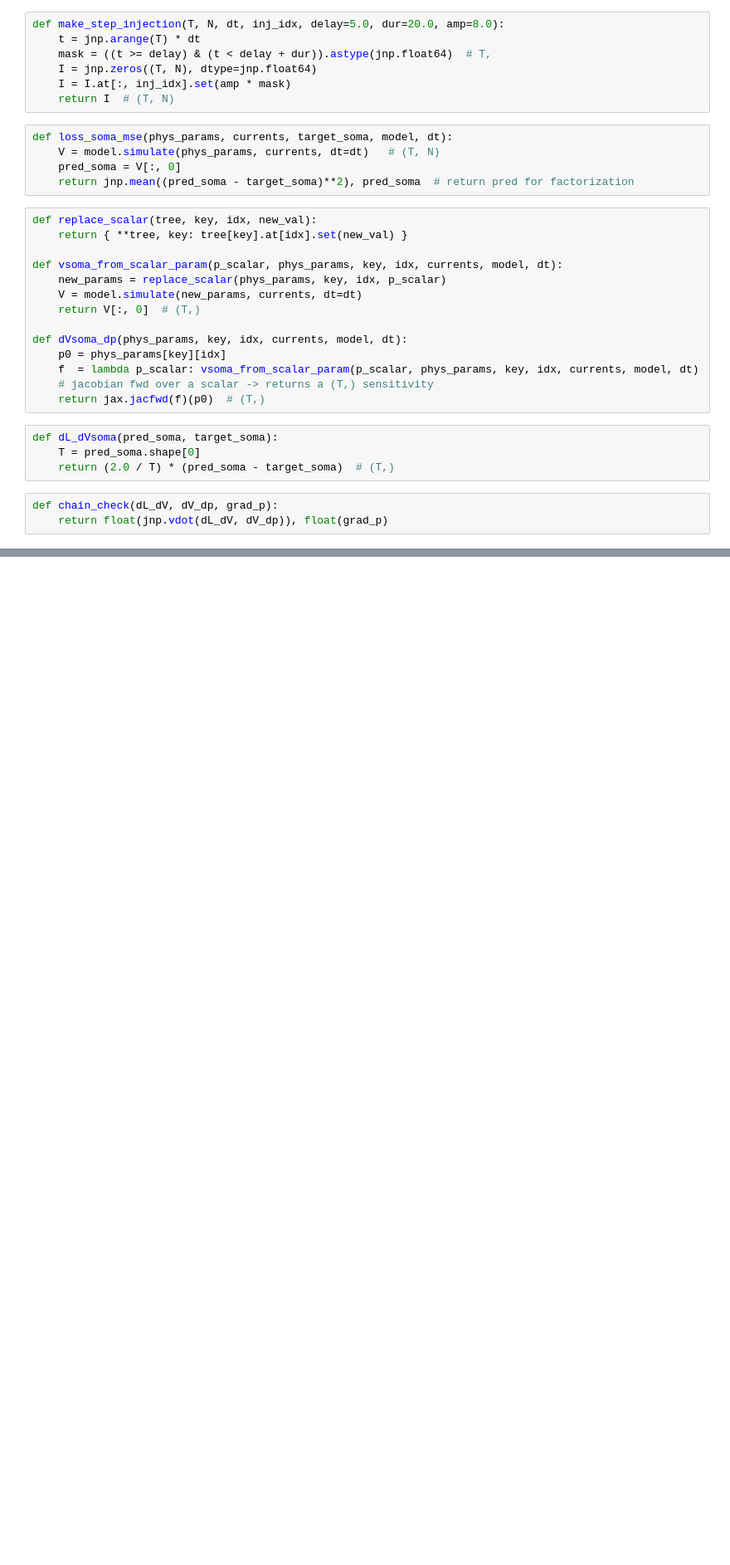
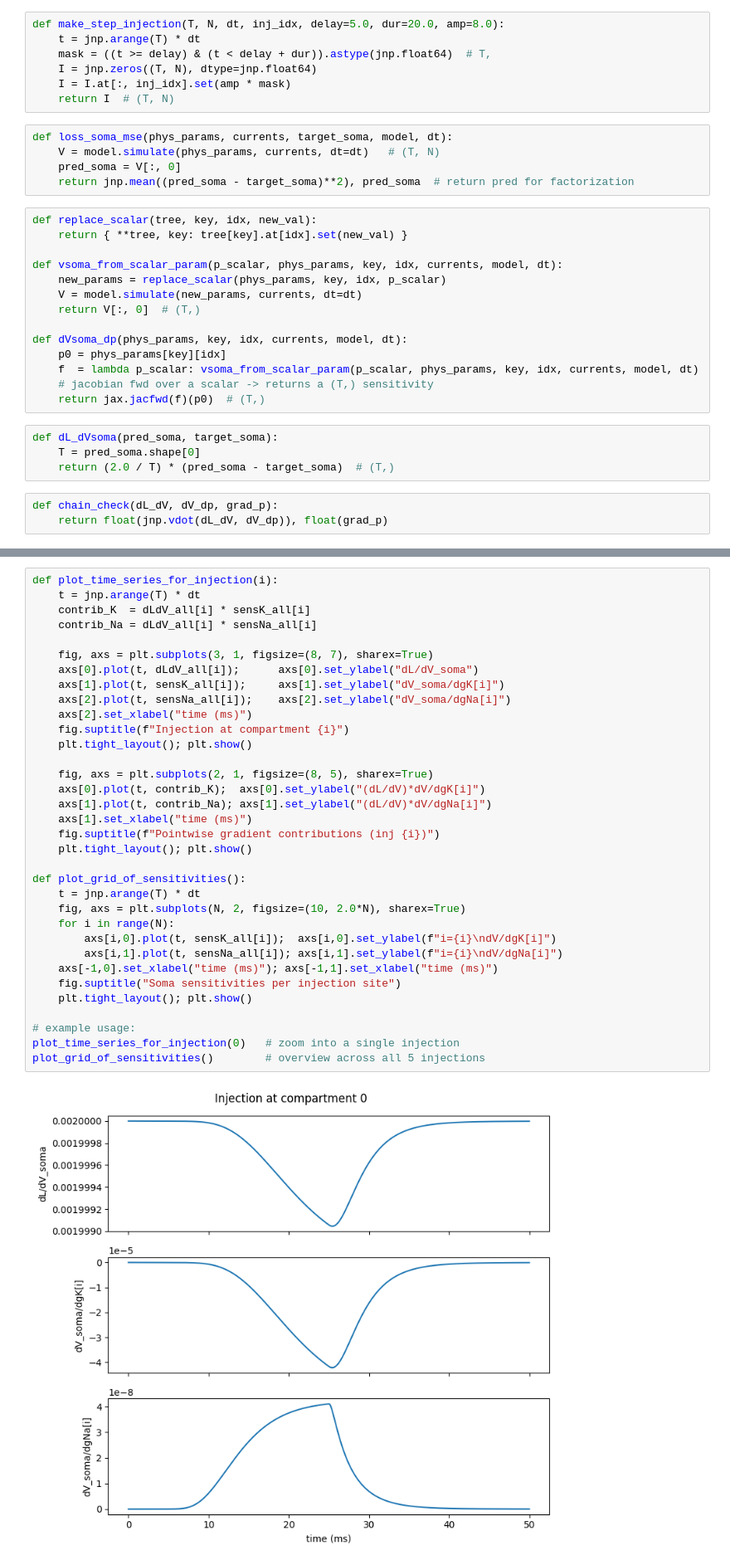
Before and after one commit to itzelts/jaxneuro, a Jupyter notebook: notebooks/002_multicomp_hh copy.ipynb, the cells around one changed output, grey strips where cells are left out. Shown at 83% size. Drawn from its saved outputs; the diff is of its cells as text; blank space fills up the shorter version.

```diff
--- a/notebooks/002_multicomp_hh copy.ipynb
+++ b/notebooks/002_multicomp_hh copy.ipynb
@@ -454,0 +490,36 @@ loss_val, g_phys = jax.value_and_grad(loss_all_injections)(phys_est_initial)
+# %%
+def plot_time_series_for_injection(i):
+    t = jnp.arange(T) * dt
+    contrib_K  = dLdV_all[i] * sensK_all[i]
+    contrib_Na = dLdV_all[i] * sensNa_all[i]
+
+    fig, axs = plt.subplots(3, 1, figsize=(8, 7), sharex=True)
+    axs[0].plot(t, dLdV_all[i]);      axs[0].set_ylabel("dL/dV_soma")
+    axs[1].plot(t, sensK_all[i]);     axs[1].set_ylabel("dV_soma/dgK[i]")
+    axs[2].plot(t, sensNa_all[i]);    axs[2].set_ylabel("dV_soma/dgNa[i]")
+    axs[2].set_xlabel("time (ms)")
+    fig.suptitle(f"Injection at compartment {i}")
+    plt.tight_layout(); plt.show()
+
+    fig, axs = plt.subplots(2, 1, figsize=(8, 5), sharex=True)
+    axs[0].plot(t, contrib_K);  axs[0].set_ylabel("(dL/dV)*dV/dgK[i]")
+    axs[1].plot(t, contrib_Na); axs[1].set_ylabel("(dL/dV)*dV/dgNa[i]")
+    axs[1].set_xlabel("time (ms)")
+    fig.suptitle(f"Pointwise gradient contributions (inj {i})")
+    plt.tight_layout(); plt.show()
+
+def plot_grid_of_sensitivities():
+    t = jnp.arange(T) * dt
+    fig, axs = plt.subplots(N, 2, figsize=(10, 2.0*N), sharex=True)
+    for i in range(N):
+        axs[i,0].plot(t, sensK_all[i]);  axs[i,0].set_ylabel(f"i={i}\ndV/dgK[i]")
+        axs[i,1].plot(t, sensNa_all[i]); axs[i,1].set_ylabel(f"i={i}\ndV/dgNa[i]")
+    axs[-1,0].set_xlabel("time (ms)"); axs[-1,1].set_xlabel("time (ms)")
+    fig.suptitle("Soma sensitivities per injection site")
+    plt.tight_layout(); plt.show()
+
+# example usage:
+plot_time_series_for_injection(0)   # zoom into a single injection
+plot_grid_of_sensitivities()        # overview across all 5 injections
+# %% [output]
+[figure, added]
```
Also changed, not shown: parts of 11 cells of this notebook.
